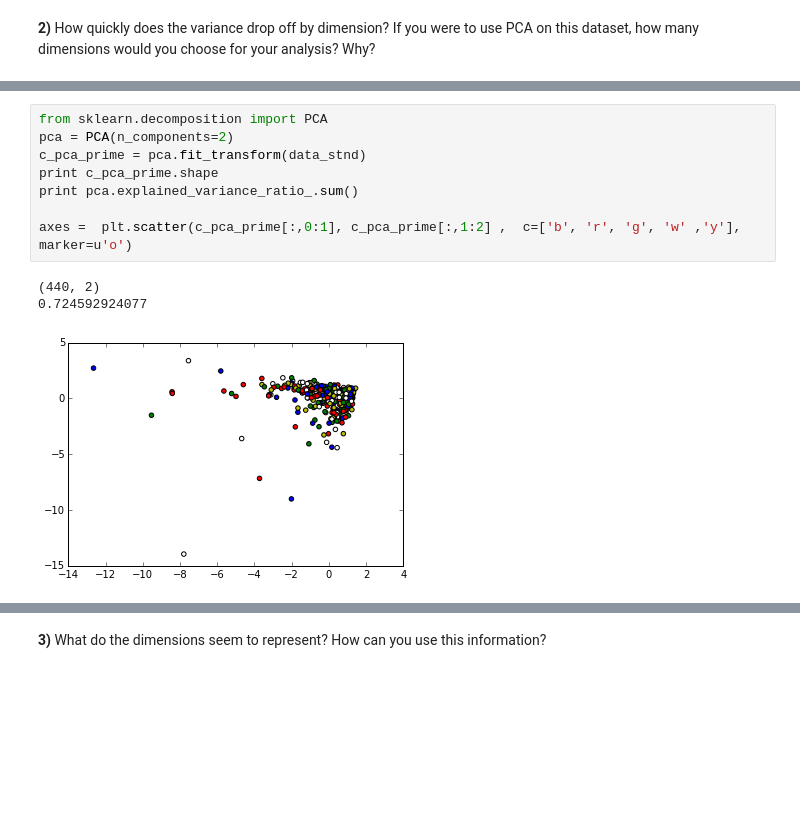
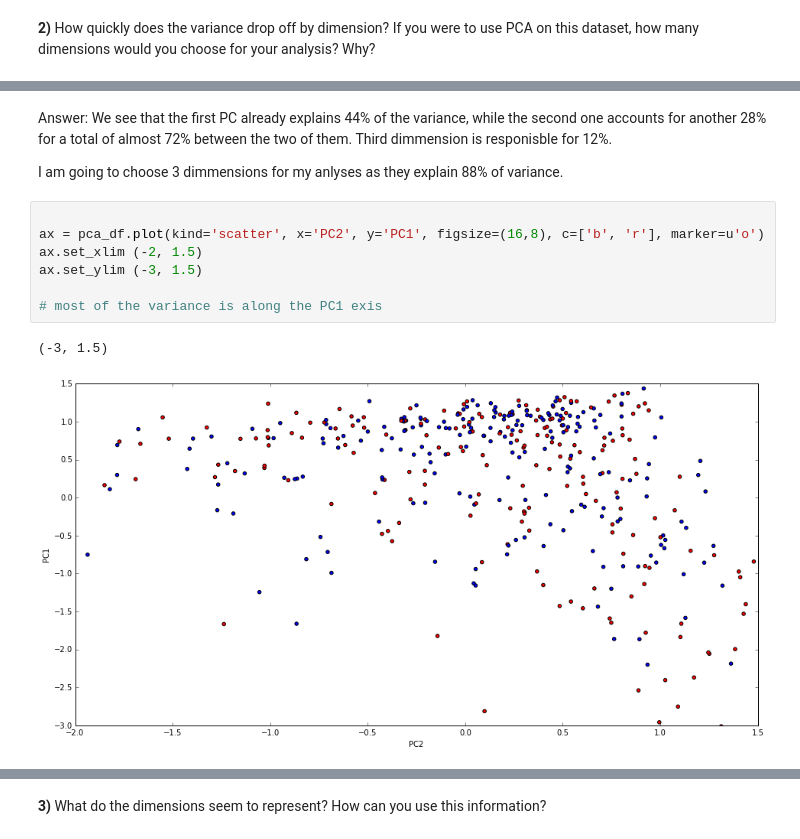
Before and after one commit to talenyc/customer_segmentation, a Jupyter notebook: customer_segments.ipynb, the cells around one changed output, grey strips where cells are left out. Saved outputs shown, nothing was run; the diff lists cells and outputs as text; blank space fills up the shorter version.

```diff
--- a/customer_segments.ipynb
+++ b/customer_segments.ipynb
@@ -83,12 +82,14 @@ and secondary PC?
-# %%
-from sklearn.decomposition import PCA
-pca = PCA(n_components=2)
-c_pca_prime = pca.fit_transform(data_stnd)
-print c_pca_prime.shape
-print pca.explained_variance_ratio_.sum()
-
-axes =  plt.scatter(c_pca_prime[:,0:1], c_pca_prime[:,1:2] ,  c=['b', 'r', 'g', 'w' ,'y'], marker=u'o')
-# %% [output]
-(440, 2)
-0.724592924077
-[figure, removed]
+# %% [markdown]
+Answer: We see that the first PC already explains  44% of the variance, while the second one accounts for another 28% for a total of almost 72% between the two of them. Third dimmension is responisble for 12%.
+
+I am going to choose 3 dimmensions for my anlyses as they explain 88% of variance.
+# %%
+
+ax = pca_df.plot(kind='scatter', x='PC2', y='PC1', figsize=(16,8), c=['b', 'r'], marker=u'o')
+ax.set_xlim (-2, 1.5)
+ax.set_ylim (-3, 1.5)
+
+# most of the variance is along the PC1 exis
+# %% [output]
+(-3, 1.5)
+[figure, added]
```
Also changed, not shown: parts of 21 cells of this notebook.
